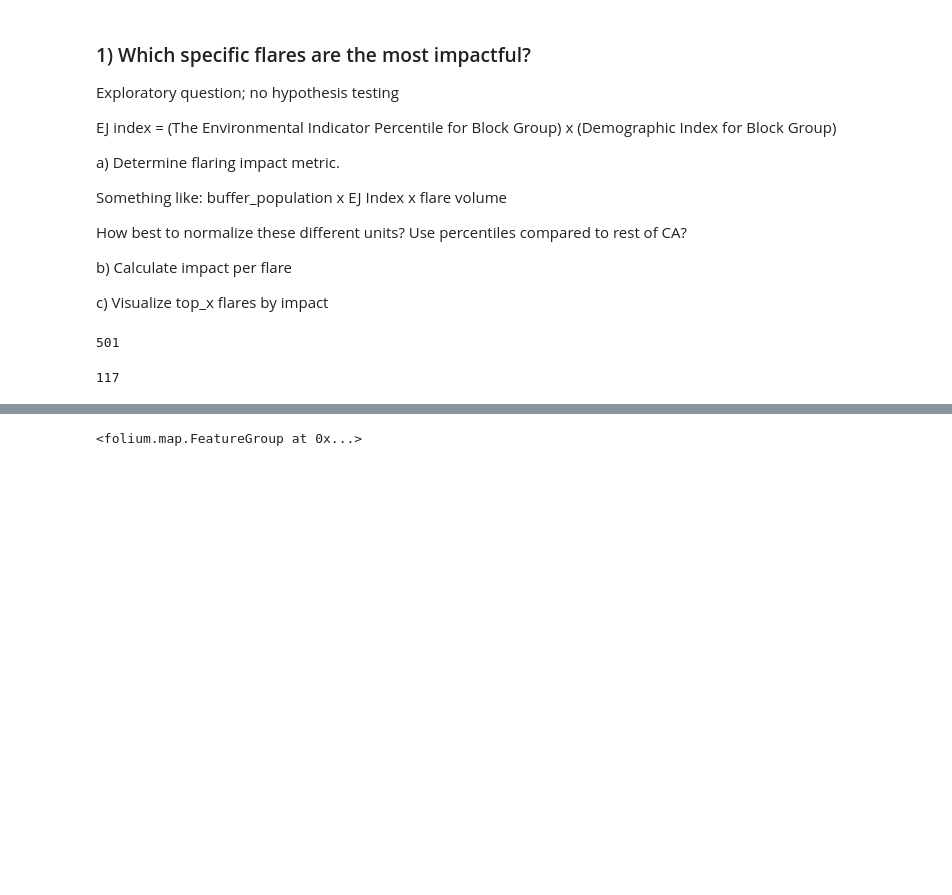
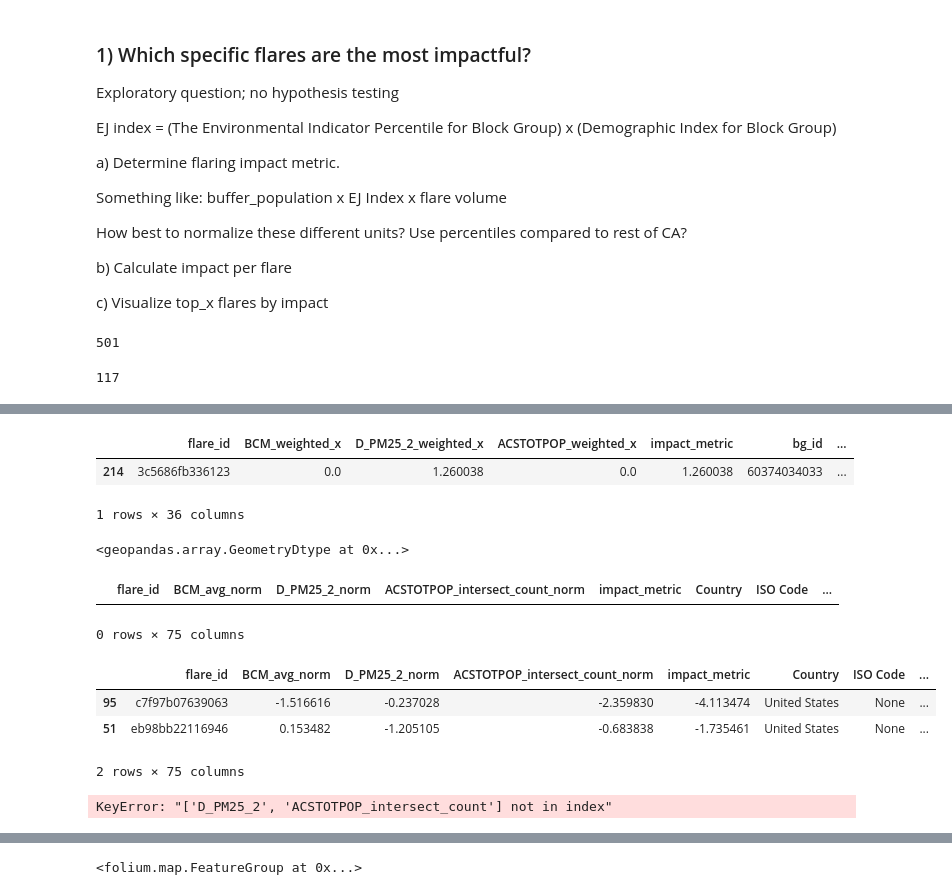
Before and after one commit to natebendermontana/capstone_rmi, a Jupyter notebook: bg_flare_impact.ipynb, the cells around one changed output, grey strips where cells are left out. Cells and saved outputs as stored; diff of their text form; code cells hidden in the pictures; blank space fills up the shorter version.

Commit message:
updates to impact calculation

```diff
--- a/bg_flare_impact.ipynb
+++ b/bg_flare_impact.ipynb
@@ -227,4 +210,14 @@ ca_flares_merged['impact_metric'] = ca_flares_merged[varlist_norm].sum(axis=1)
 # Sort the flares by impact metric in descending order
 ca_flares_merged = ca_flares_merged.sort_values('impact_metric', ascending=False)
 # %%
-df_final = pd.merge(ca_flares_merged, ca_flares, on='flare_id')
+df_final = pd.merge(ca_flares_merged, intersect, on='flare_id')
+# %%
+df_final.sample(1)
+# %% [output]
+|  | flare_id | BCM_weighted_x | D_PM25_2_weighted_x | ACSTOTPOP_weighted_x | impact_metric | bg_id | ... |
+| 214 | 3c5686fb336123 | 0.0 | 1.260038 | 0.0 | 1.260038 | 60374034033 | ... |
+1 rows × 36 columns
+# %%
+df_final['geometry'].dtype
+# %% [output]
+<geopandas.array.GeometryDtype at 0x...>
@@ -230,0 +226,5 @@ df_final = pd.merge(ca_flares_merged, ca_flares, on='flare_id')
+# %%
+invalid_geoms
+# %% [output]
+|  | flare_id | BCM_avg_norm | D_PM25_2_norm | ACSTOTPOP_intersect_count_norm | impact_metric | Country | ISO Code | ... |
+0 rows × 75 columns
@@ -243,7 +246,18 @@ df_final = pd.merge(ca_flares_merged, ca_flares, on='flare_id')
 # # print column names and number of missing values
 # for col in no_missing.index:
 #     print(f"Column '{col}' has {no_missing[col]} missing values")
+# %%
+df_final.sample(2)
+# %% [output]
+|  | flare_id | BCM_avg_norm | D_PM25_2_norm | ACSTOTPOP_intersect_count_norm | impact_metric | Country | ISO Code | ... |
+| 95 | c7f97b07639063 | -1.516616 | -0.237028 | -2.359830 | -4.113474 | United States | None | ... |
+| 51 | eb98bb22116946 | 0.153482 | -1.205105 | -0.683838 | -1.735461 | United States | None | ... |
+2 rows × 75 columns
 # %%
-for_map = df_final[['flare_id', 'impact_metric', 'buffer_2000m']]
+for_map = df_final[['flare_id', 'BCM_avg', 'D_PM25_2', 'ACSTOTPOP_intersect_count', 'impact_metric', 'buffer_2000m']]
 for_map = gp.GeoDataFrame(for_map, geometry='buffer_2000m', crs=meters_crs)
+
+for_map.to_file("data/df_impactmetric_shp.shp", driver='ESRI Shapefile')
+# %% [output]
+KeyError: "['D_PM25_2', 'ACSTOTPOP_intersect_count'] not in index"
 # %%
```
Also changed, not shown: parts of 14 cells of this notebook.
